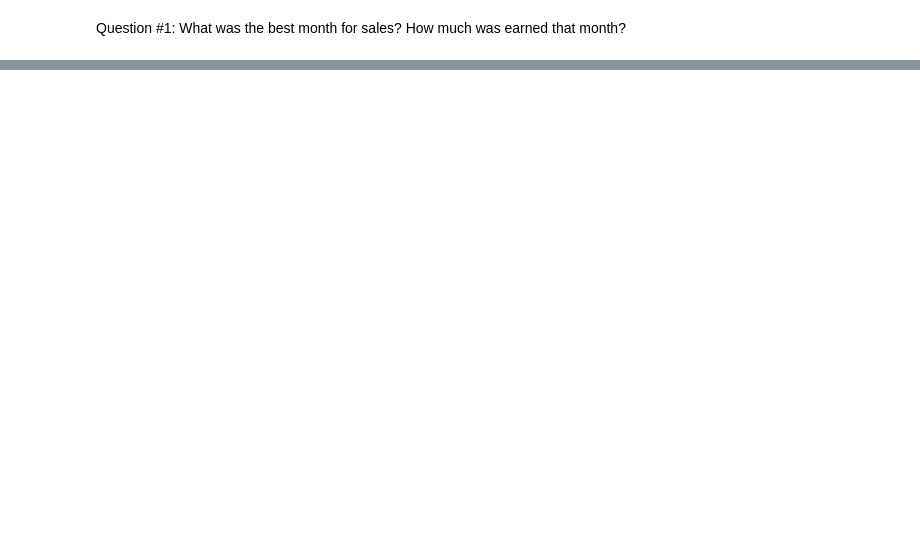
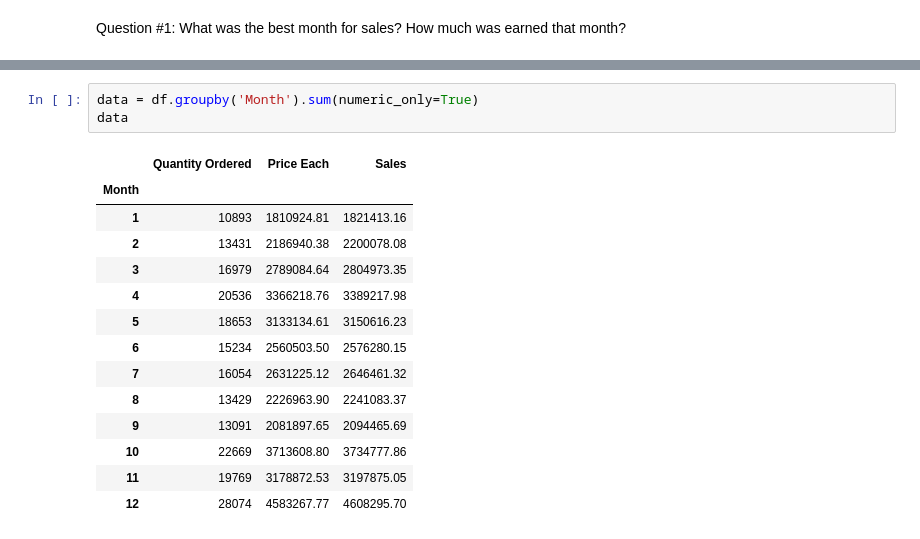
Before and after one commit to Naderiii/SalesAnalysis, a Jupyter notebook: SalesAnalysis.ipynb, the cells around one changed output, grey strips where cells are left out. Drawn from its saved outputs; the diff is of its cells as text; blank space fills up the shorter version.

```diff
--- a/SalesAnalysis.ipynb
+++ b/SalesAnalysis.ipynb
@@ -182,0 +179,18 @@ Question #1: What was the best month for sales? How much was earned that month?
+# %%
+data = df.groupby('Month').sum(numeric_only=True)
+data
+# %% [output]
+|  | Quantity Ordered | Price Each | Sales |
+| Month |  |  |  |
+| 1 | 10893 | 1810924.81 | 1821413.16 |
+| 2 | 13431 | 2186940.38 | 2200078.08 |
+| 3 | 16979 | 2789084.64 | 2804973.35 |
+| 4 | 20536 | 3366218.76 | 3389217.98 |
+| 5 | 18653 | 3133134.61 | 3150616.23 |
+| 6 | 15234 | 2560503.50 | 2576280.15 |
+| 7 | 16054 | 2631225.12 | 2646461.32 |
+| 8 | 13429 | 2226963.90 | 2241083.37 |
+| 9 | 13091 | 2081897.65 | 2094465.69 |
+| 10 | 22669 | 3713608.80 | 3734777.86 |
+| 11 | 19769 | 3178872.53 | 3197875.05 |
+| 12 | 28074 | 4583267.77 | 4608295.70 |
```
Also changed, not shown: parts of 14 cells of this notebook.
